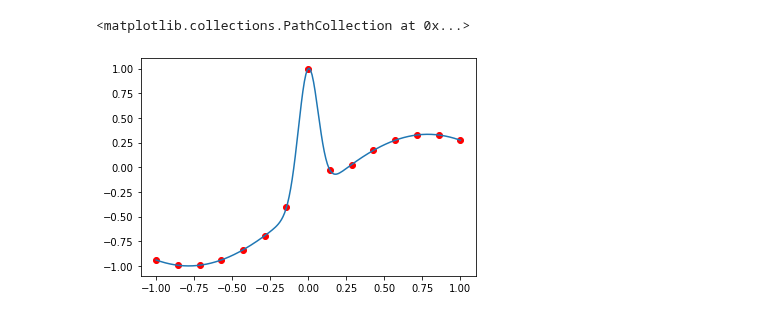
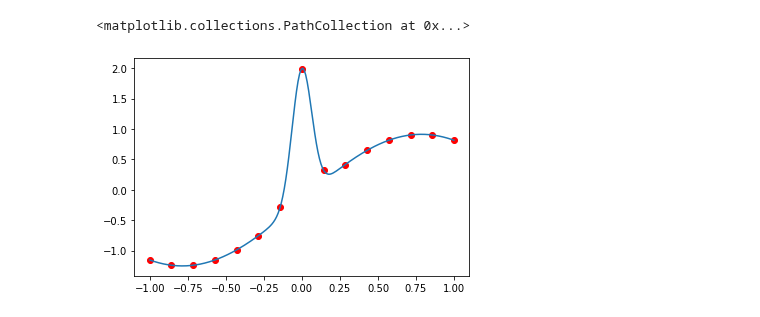
Before and after one commit to mingdeyu/DGP, a Jupyter notebook: peak_fct.ipynb, the cells around one changed output. Cells and saved outputs as stored; diff of their text form; code cells hidden in the pictures.

```diff
--- a/peak_fct.ipynb
+++ b/peak_fct.ipynb
@@ -8,13 +9,16 @@ import seaborn as sns
 # %%
 n=15
+scaler = StandardScaler()
 X=np.linspace(-1,1,n)[:,None]
 f= lambda x: 2/3*np.sin(2*x)+4/3*np.exp(-30*(2*x)**2)-1/3
 Y=np.array([f(x) for x in X]).reshape(-1,1)
+Y=scaler.fit_transform(Y)
 Xt=np.linspace(-1,1,200)[:,None]
 Yt=np.array([f(x) for x in Xt]).reshape(-1,1)
+Yt=scaler.transform(Yt)
 plt.plot(Xt,Yt)
 plt.scatter(X,Y,color='r')
 # %% [output]
 <matplotlib.collections.PathCollection at 0x...>
-[figure, old version]
+[figure, new version]
 # %%
```
Also changed, not shown: parts of 10 cells of this notebook, 4 other files.
